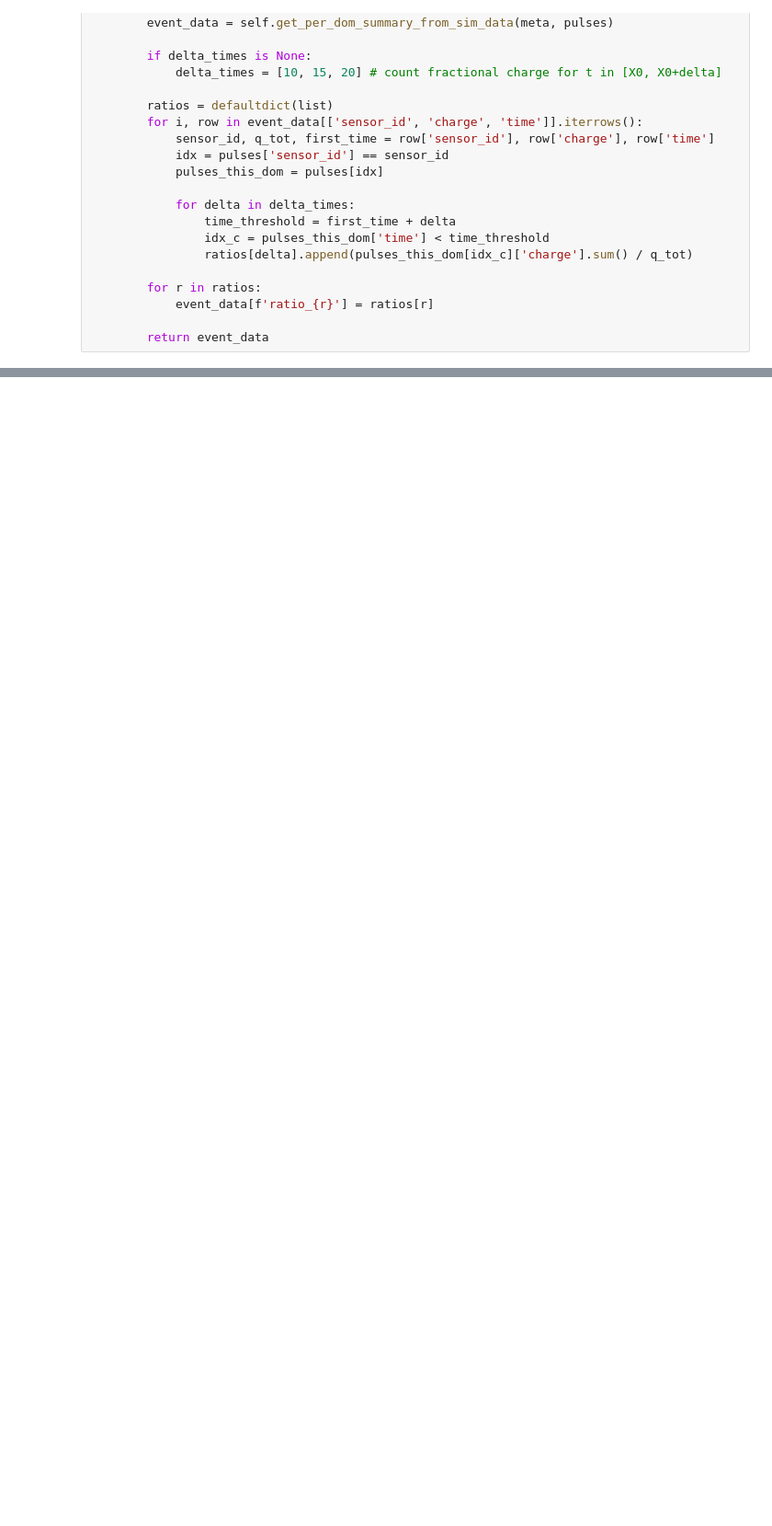
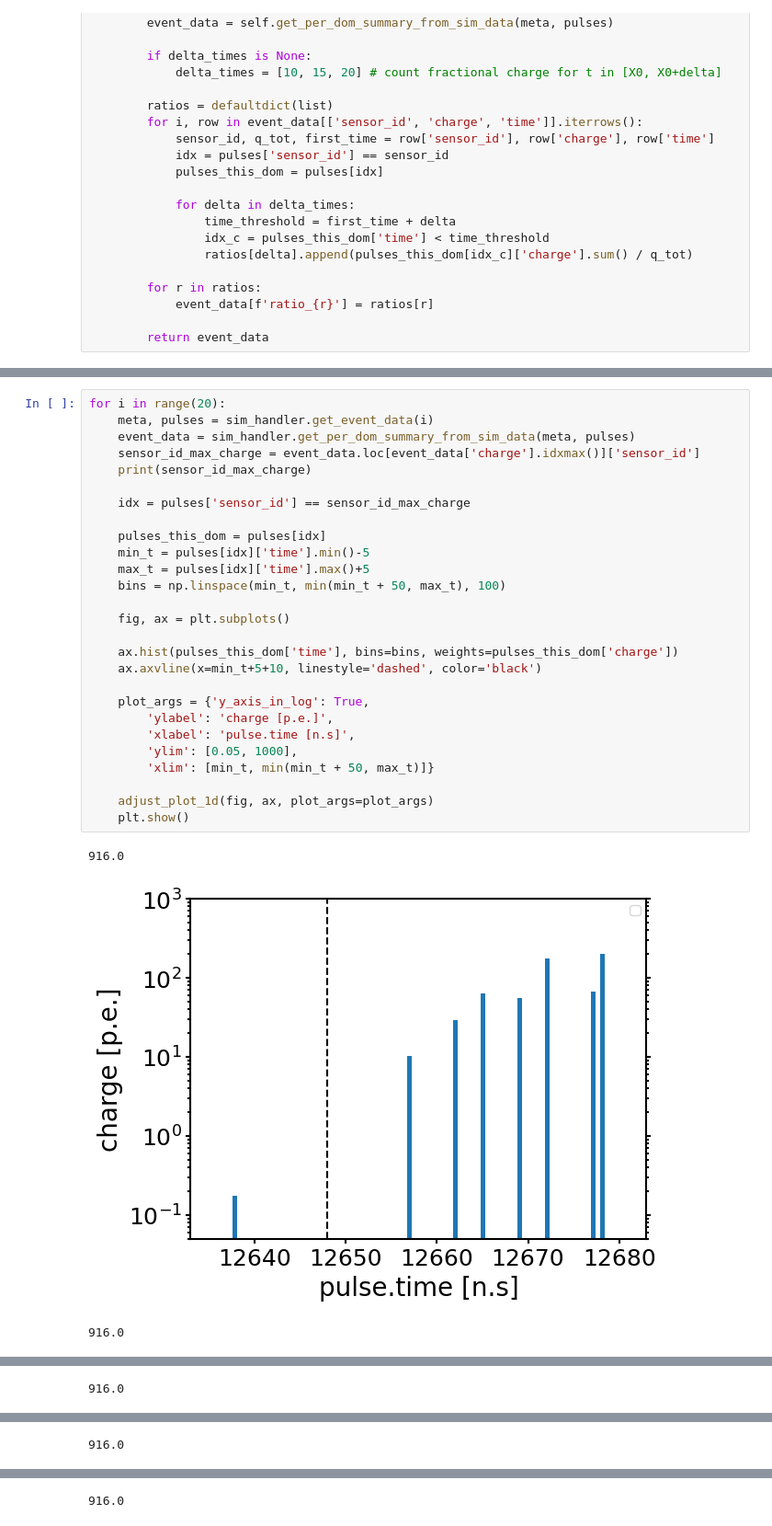
Before and after one commit to rishibbdb/TPN_DeV, a Jupyter notebook: dev/notebooks/investigate_early_pulses.ipynb, the cells around one changed output, grey strips where cells are left out. Shown at 92% size. Drawn from its saved outputs; the diff is of its cells as text; blank space fills up the shorter version.

```diff
--- a/dev/notebooks/investigate_early_pulses.ipynb
+++ b/dev/notebooks/investigate_early_pulses.ipynb
@@ -76,0 +85,31 @@ class I3SimHandlerAllPulses(I3SimHandler):
+# %%
+for i in range(20):
+    meta, pulses = sim_handler.get_event_data(i)
+    event_data = sim_handler.get_per_dom_summary_from_sim_data(meta, pulses)
+    sensor_id_max_charge = event_data.loc[event_data['charge'].idxmax()]['sensor_id']
+    print(sensor_id_max_charge)
+
+    idx = pulses['sensor_id'] == sensor_id_max_charge
+
+    pulses_this_dom = pulses[idx]
+    min_t = pulses[idx]['time'].min()-5
+    max_t = pulses[idx]['time'].max()+5
+    bins = np.linspace(min_t, min(min_t + 50, max_t), 100)
+
+    fig, ax = plt.subplots()
+
+    ax.hist(pulses_this_dom['time'], bins=bins, weights=pulses_this_dom['charge'])
+    ax.axvline(x=min_t+5+10, linestyle='dashed', color='black')
+
+    plot_args = {'y_axis_in_log': True,
+        'ylabel': 'charge [p.e.]',
+        'xlabel': 'pulse.time [n.s]',
+        'ylim': [0.05, 1000],
+        'xlim': [min_t, min(min_t + 50, max_t)]}
+
+    adjust_plot_1d(fig, ax, plot_args=plot_args)
+    plt.show()
+# %% [output]
+916.0
+[figure, added]
+916.0
@@ -76,0 +117 @@ class I3SimHandlerAllPulses(I3SimHandler):
+916.0
@@ -76,0 +119 @@ class I3SimHandlerAllPulses(I3SimHandler):
+916.0
@@ -76,0 +121 @@ class I3SimHandlerAllPulses(I3SimHandler):
+916.0
```
Also changed, not shown: parts of 11 cells of this notebook, 1 other file.
